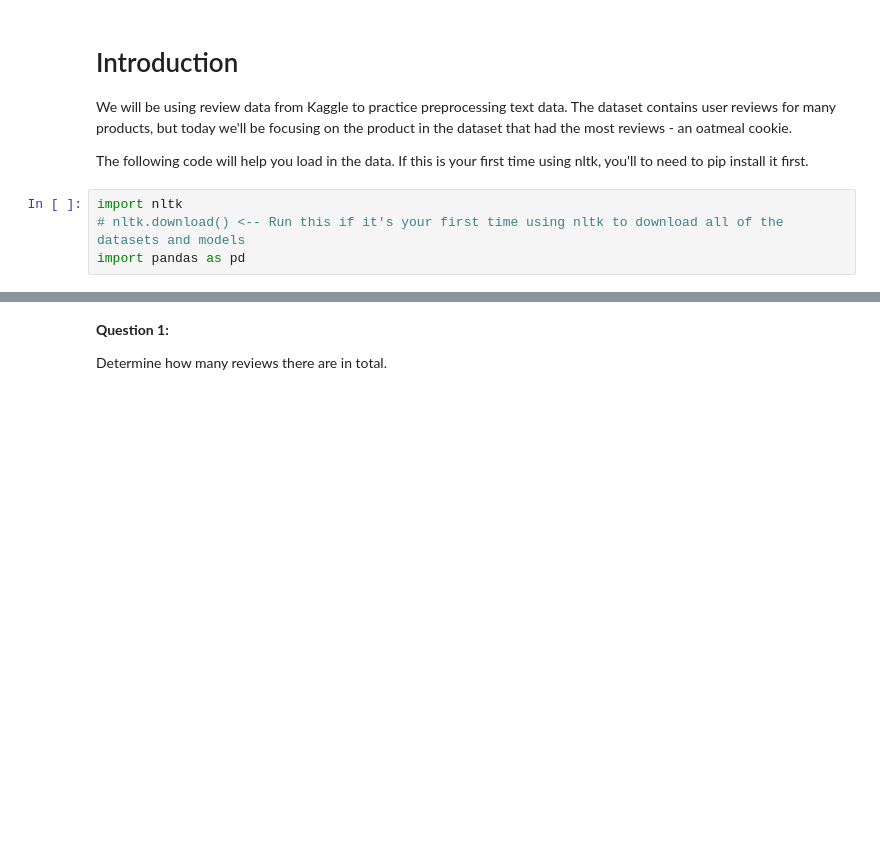
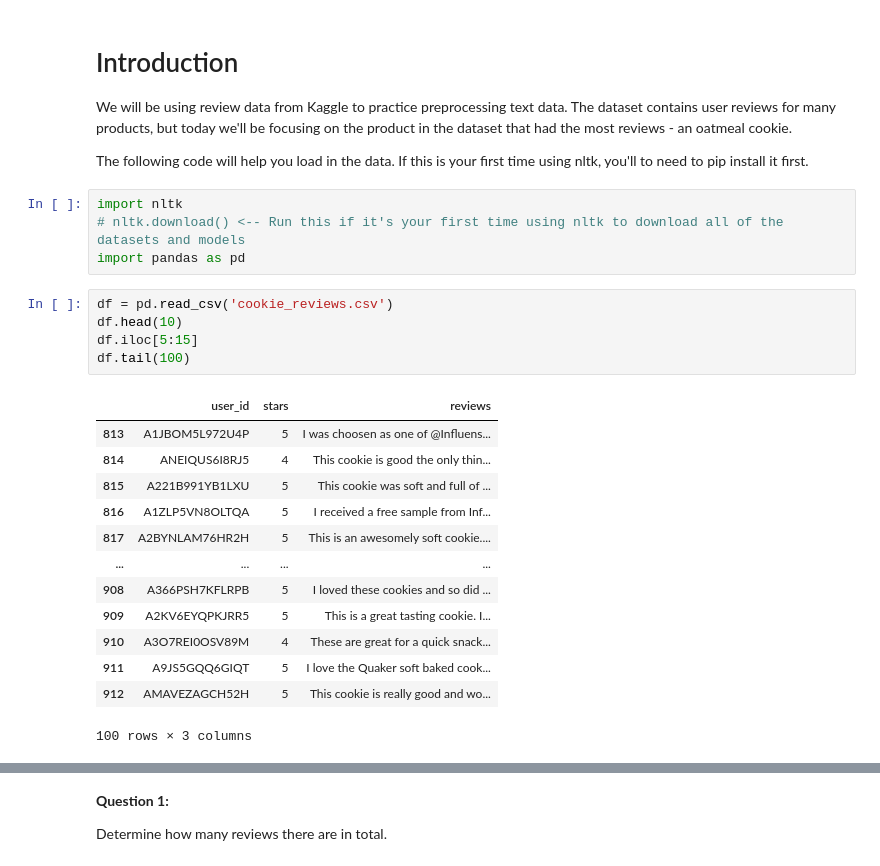
Before and after one commit to Danieal3223/AI_practical_saves, a Jupyter notebook: (Part_1)_NLP_Student.ipynb, the cells around one changed output, grey strips where cells are left out. Saved outputs shown, nothing was run; the diff lists cells and outputs as text; blank space fills up the shorter version.

```diff
--- a/(Part_1)_NLP_Student.ipynb
+++ b/(Part_1)_NLP_Student.ipynb
@@ -401,6 +401,25 @@ The following code will help you load in the data. If this is your first time us
 import nltk
 # nltk.download() <-- Run this if it's your first time using nltk to download all of the datasets and models
 import pandas as pd
+# %%
+df = pd.read_csv('cookie_reviews.csv')
+df.head(10)
+df.iloc[5:15]
+df.tail(100)
+# %% [output]
+|  | user_id | stars | reviews |
+| 813 | A1JBOM5L972U4P | 5 | I was choosen as one of @Influens... |
+| 814 | ANEIQUS6I8RJ5 | 4 | This cookie is good the only thin... |
+| 815 | A221B991YB1LXU | 5 | This cookie was soft and full of ... |
+| 816 | A1ZLP5VN8OLTQA | 5 | I received a free sample from Inf... |
+| 817 | A2BYNLAM76HR2H | 5 | This is an awesomely soft cookie.... |
+| ... | ... | ... | ... |
+| 908 | A366PSH7KFLRPB | 5 | I loved these cookies and so did ... |
+| 909 | A2KV6EYQPKJRR5 | 5 | This is a great tasting cookie. I... |
+| 910 | A3O7REI0OSV89M | 4 | These are great for a quick snack... |
+| 911 | A9JS5GQQ6GIQT | 5 | I love the Quaker soft baked cook... |
+| 912 | AMAVEZAGCH52H | 5 | This cookie is really good and wo... |
+100 rows × 3 columns
 # %%
 df = pd.read_csv('cookie_reviews.csv')
 df.head()
```
Also changed, not shown: parts of 12 cells of this notebook.
